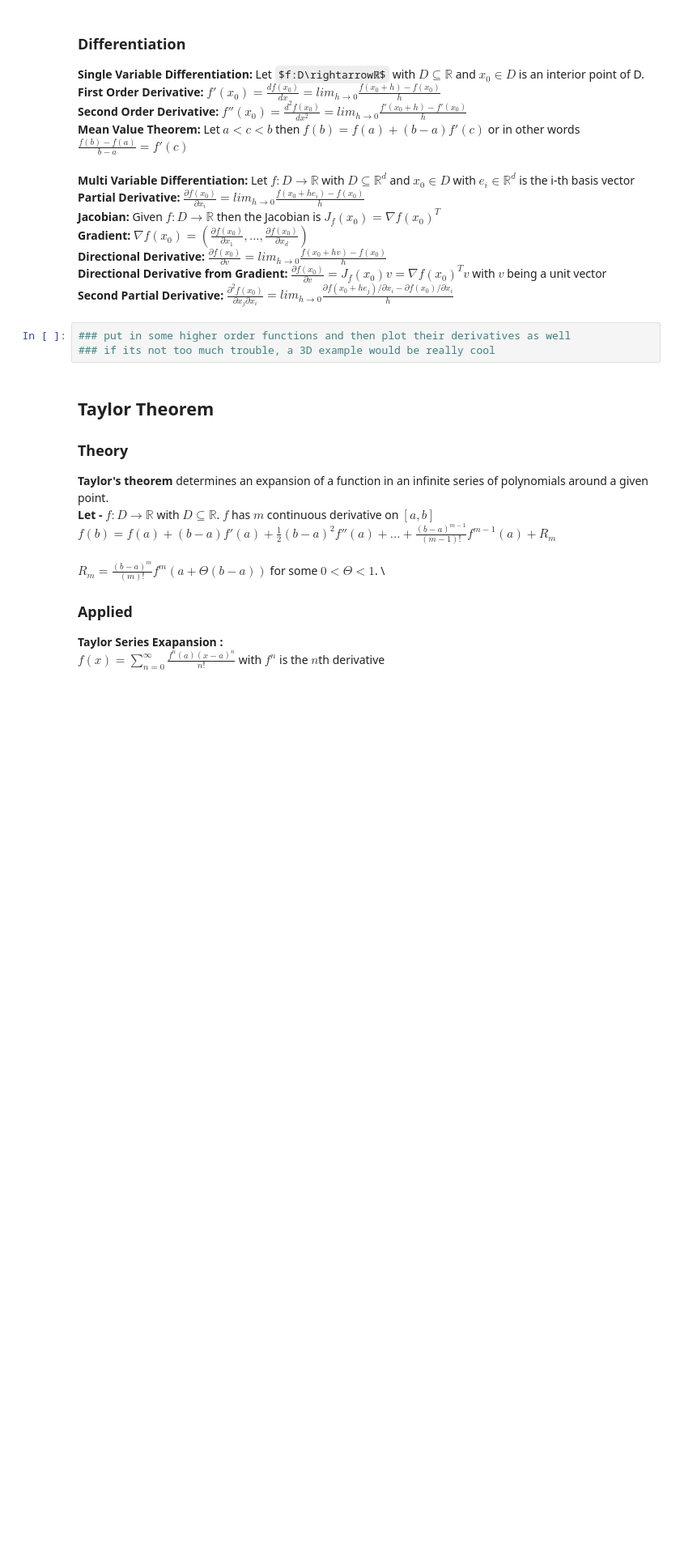
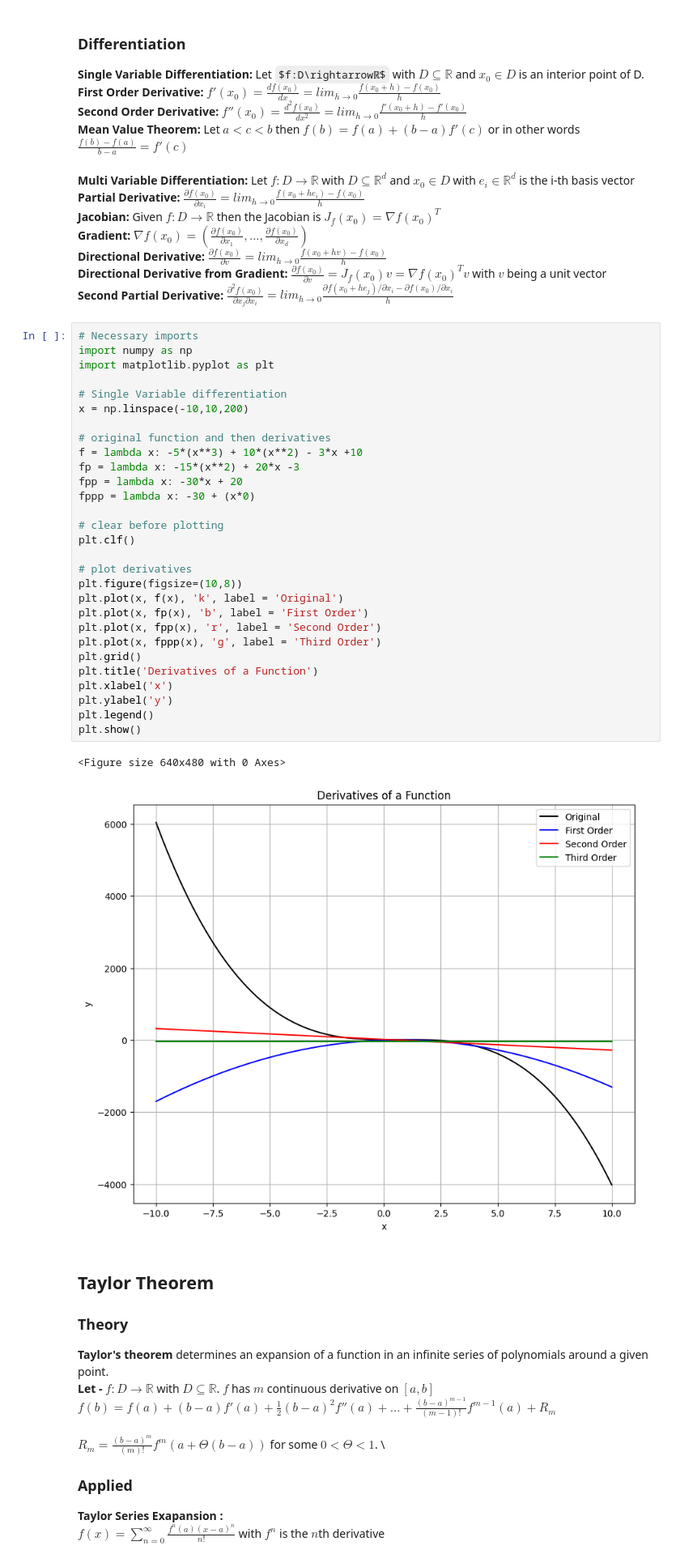
Before and after one commit to ColeTKrause/MAT421, a Jupyter notebook: ModuleE.ipynb, the cells around one changed output. Shown: that part at 81% size. Drawn from its saved outputs; the diff is of its cells as text; some formulas as TeX source; blank space fills up the shorter version.

```diff
--- a/ModuleE.ipynb
+++ b/ModuleE.ipynb
@@ -35,9 +57,38 @@ https://pythonnumericalmethods.berkeley.edu/notebooks/chapter18.00-Series.html
 **Directional Derivative:** $\frac{∂f(x_0)}{∂v}=lim_{h→0}\frac{f(x_0+hv)-f(x_0)}{h}$\
 **Directional Derivative from Gradient:** $\frac{∂f(x_0)}{∂v}=J_f(x_0)v=∇f(x_0)^Tv$ with $v$ being a unit vector \
 **Second Partial Derivative:** $\frac{∂^2f(x_0)}{∂x_j∂x_i} = lim_{h→0}\frac{\partial f(x_0+he_j)/∂x_i- \partial f(x_0)/∂x_i}{h}$
-# %%
-### put in some higher order functions and then plot their derivatives as well
-### if its not too much trouble, a 3D example would be really cool
+# %%
+# Necessary imports
+import numpy as np
+import matplotlib.pyplot as plt
+
+# Single Variable differentiation
+x = np.linspace(-10,10,200)
+
+# original function and then derivatives
+f = lambda x: -5*(x**3) + 10*(x**2) - 3*x +10
+fp = lambda x: -15*(x**2) + 20*x -3
+fpp = lambda x: -30*x + 20
+fppp = lambda x: -30 + (x*0)
+
+# clear before plotting
+plt.clf()
+
+# plot derivatives
+plt.figure(figsize=(10,8))
+plt.plot(x, f(x), 'k', label = 'Original')
+plt.plot(x, fp(x), 'b', label = 'First Order')
+plt.plot(x, fpp(x), 'r', label = 'Second Order')
+plt.plot(x, fppp(x), 'g', label = 'Third Order')
+plt.grid()
+plt.title('Derivatives of a Function')
+plt.xlabel('x')
+plt.ylabel('y')
+plt.legend()
+plt.show()
+# %% [output]
+<Figure size 640x480 with 0 Axes>
+[figure, added]
 # %% [markdown]
 ## Taylor Theorem
 
```
Also changed, not shown: parts of 6 cells of this notebook.
